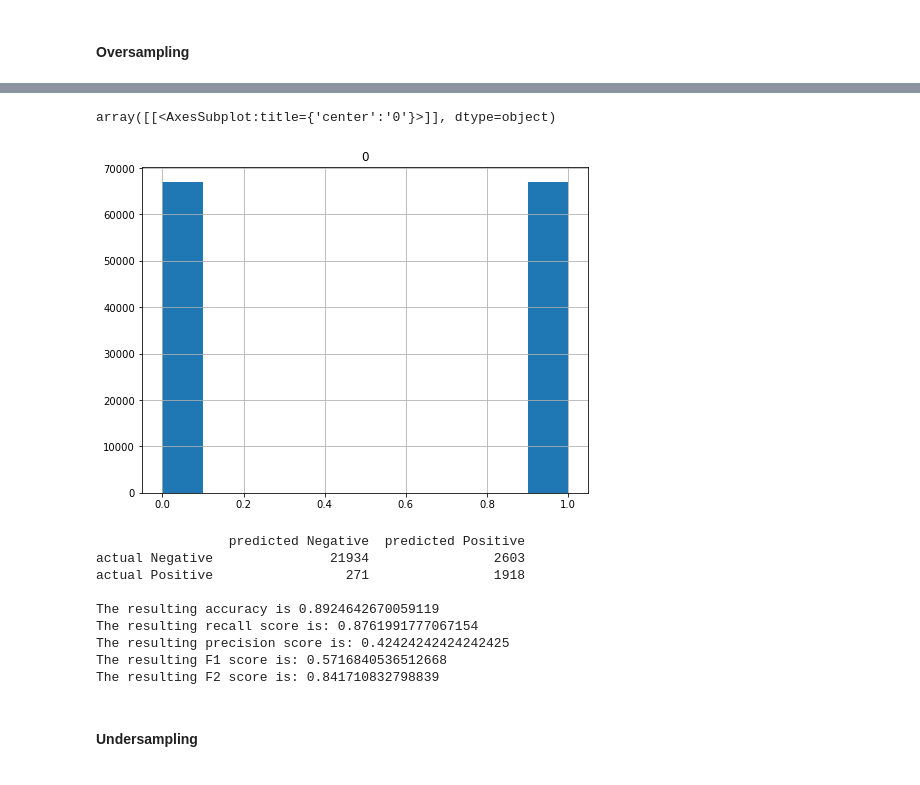
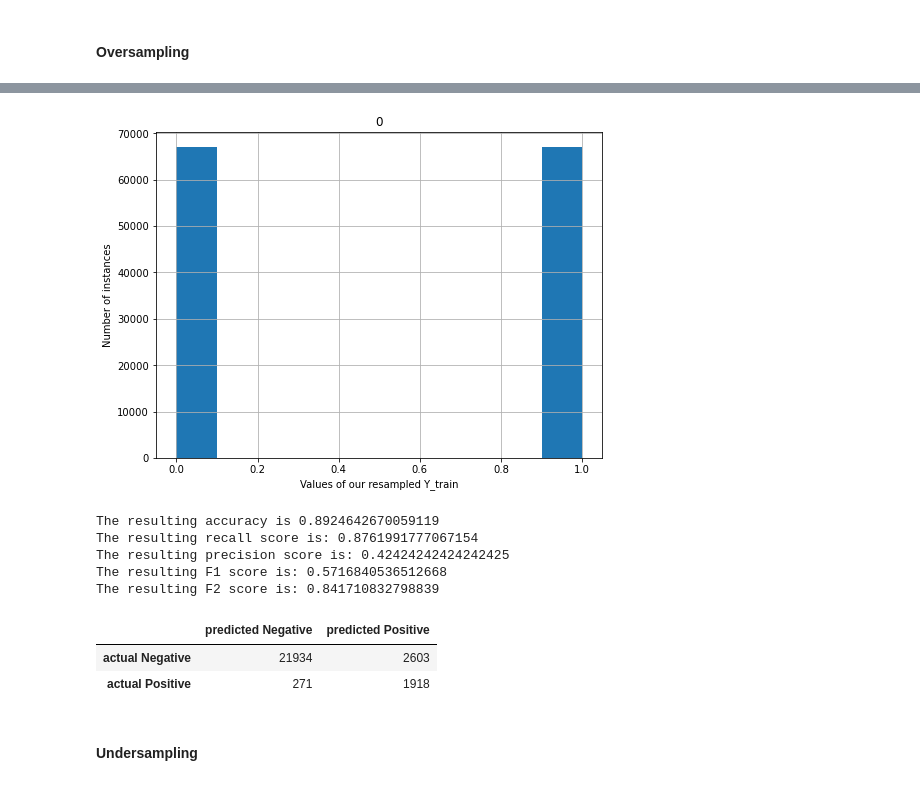
Before and after one commit to flaviagrasso/CSE204_Project, a Jupyter notebook: MachineLearningProject/MACHINE LEARNING PROJECT.ipynb, the cells around one changed output, grey strips where cells are left out. Saved outputs shown, nothing was run; the diff lists cells and outputs as text; code cells hidden in the pictures.

```diff
--- a/MachineLearningProject/MACHINE LEARNING PROJECT.ipynb
+++ b/MachineLearningProject/MACHINE LEARNING PROJECT.ipynb
@@ -464,6 +454,0 @@ X_train_os, Y_train_os = smote.fit_resample(X_train, Y_train)
-# %%
-Y_os_pd = pd.DataFrame(Y_train_os)
-Y_os_pd.hist(figsize=(8,6))
-# %% [output]
-array([[<AxesSubplot:title={'center':'0'}>]], dtype=object)
-[figure, removed]
@@ -475,17 +454,0 @@ y_pred_os = classifier_os.predict(X_test)
-# %%
-conf_os = confusion(Y_test, y_pred_os, labels=['Negative', 'Positive'])
-f1, recall, precision = f1_score(Y_test, y_pred_os), recall_score(Y_test, y_pred_os), precision_score(Y_test, y_pred_os)
-f2 = fbeta_score(Y_test, y_pred_os, beta=5)
-print(conf_os, '\n')
-print(f'The resulting accuracy is {accuracy_score(Y_test, y_pred_os)}')
-print(f'The resulting recall score is: {recall}\nThe resulting precision score is: {precision}\nThe resulting F1 score is: {f1} \nThe resulting F2 score is: {f2}')
-# %% [output]
-                 predicted Negative  predicted Positive
-actual Negative               21934                2603
-actual Positive                 271                1918
-
-The resulting accuracy is 0.8924642670059119
-The resulting recall score is: 0.8761991777067154
-The resulting precision score is: 0.42424242424242425
-The resulting F1 score is: 0.5716840536512668
-The resulting F2 score is: 0.841710832798839
@@ -491,0 +458,10 @@ The resulting F2 score is: 0.841710832798839
+# %%
+Y_os_pd = pd.DataFrame(Y_train_os)
+Y_os_pd.hist(figsize=(8,6))
+
+plt.xlabel('Values of our resampled Y_train')
+plt.ylabel('Number of instances')
+
+plt.show()
+# %% [output]
+[figure, added]
@@ -492,3 +473,19 @@ The resulting F2 score is: 0.841710832798839
+# %%
+conf_os = confusion(Y_test, y_pred_os, labels=['Negative', 'Positive'])
+f1, recall, precision = f1_score(Y_test, y_pred_os), recall_score(Y_test, y_pred_os), precision_score(Y_test, y_pred_os)
+f2 = fbeta_score(Y_test, y_pred_os, beta=5)
+print(f'The resulting accuracy is {accuracy_score(Y_test, y_pred_os)}')
+print(f'The resulting recall score is: {recall}\nThe resulting precision score is: {precision}\nThe resulting F1 score is: {f1} \nThe resulting F2 score is: {f2}')
+conf_os
+# %% [output]
+The resulting accuracy is 0.8924642670059119
+The resulting recall score is: 0.8761991777067154
+The resulting precision score is: 0.42424242424242425
+The resulting F1 score is: 0.5716840536512668
+The resulting F2 score is: 0.841710832798839
+|  | predicted Negative | predicted Positive |
+| actual Negative | 21934 | 2603 |
+| actual Positive | 271 | 1918 |
 # %% [markdown]
 #### Undersampling
 # %% [markdown]
```
Also changed, not shown: parts of 22 cells of this notebook.
